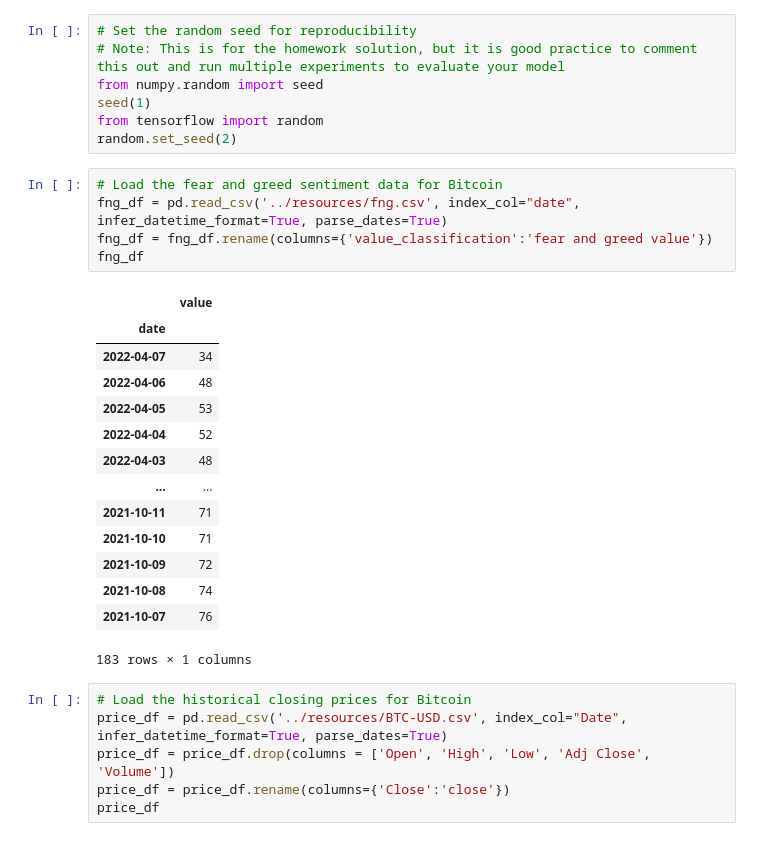
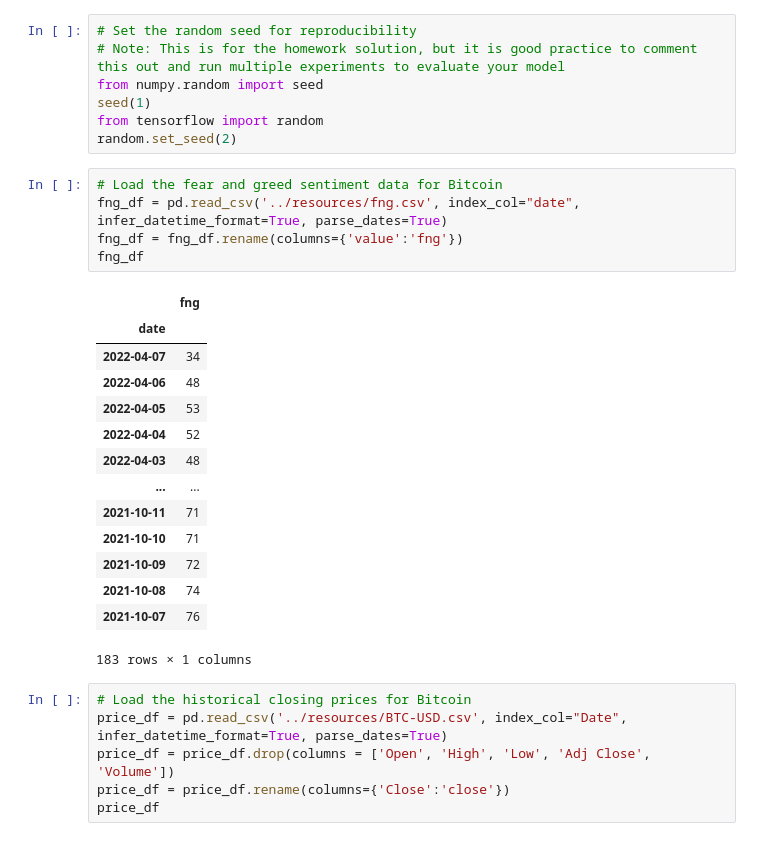
Before and after one commit to Ericwynnus/Project-2, a Jupyter notebook: App/TensorFlow_Multi.ipynb, the cells around one changed output. Saved outputs shown, nothing was run; the diff lists cells and outputs as text.

```diff
--- a/App/TensorFlow_Multi.ipynb
+++ b/App/TensorFlow_Multi.ipynb
@@ -20,10 +20,10 @@ random.set_seed(2)
 # %%
 # Load the fear and greed sentiment data for Bitcoin
 fng_df = pd.read_csv('../resources/fng.csv', index_col="date", infer_datetime_format=True, parse_dates=True)
-fng_df = fng_df.rename(columns={'value_classification':'fear and greed value'})
+fng_df = fng_df.rename(columns={'value':'fng'})
 fng_df
 # %% [output]
-|  | value |
+|  | fng |
 | date |  |
 | 2022-04-07 | 34 |
 | 2022-04-06 | 48 |
```
Also changed, not shown: parts of 10 cells of this notebook.
